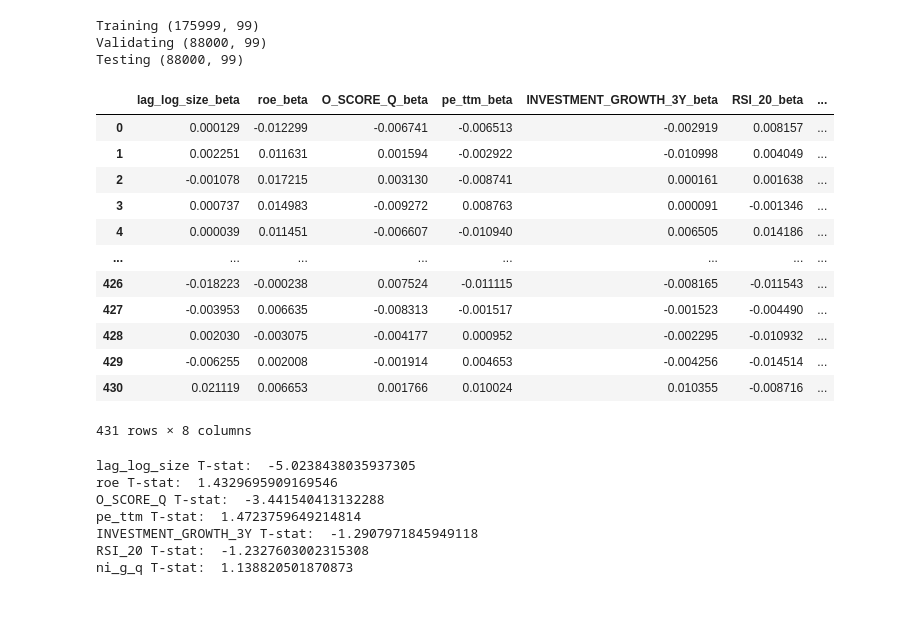
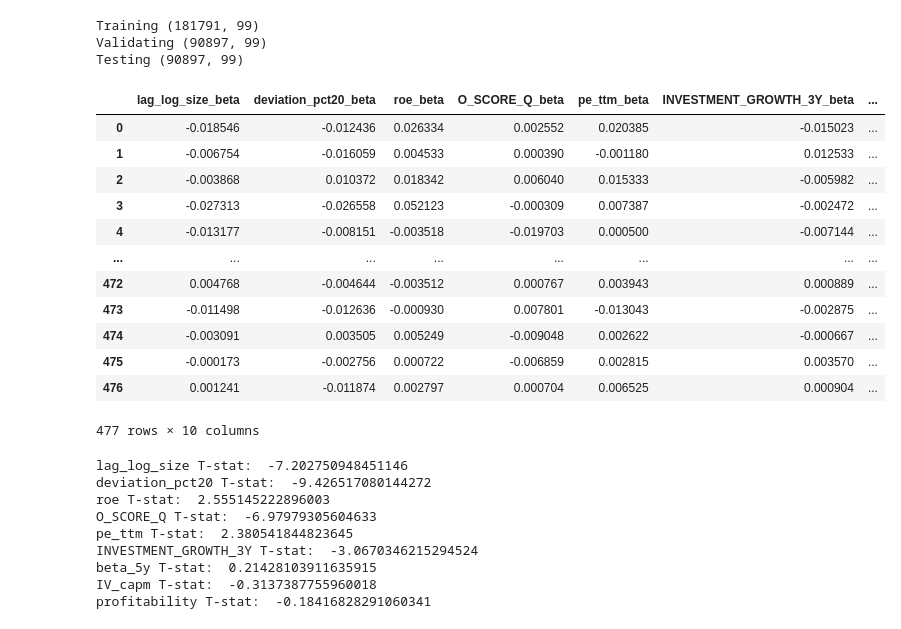
Before and after one commit to gavinsuns/Factor-Analysis, a Jupyter notebook: CFM301_Final.ipynb, the cells around one changed output. Saved outputs shown, nothing was run; the diff lists cells and outputs as text; code cells hidden in the pictures.

```diff
--- a/CFM301_Final.ipynb
+++ b/CFM301_Final.ipynb
@@ -20,7 +20,7 @@ import math
 
 #dataset = pd.read_sas("dataset_files/provided_dataset_merged_df.sas7bdat", encoding="ISO-8859-1")
 dataset = pd.read_csv("dataset_files/provided_dataset_merged_df.csv")
-dataset = dataset[dataset['yyyymm'] >= 198401]
+#dataset = dataset[dataset['yyyymm'] >= 198401]
 dataset['permno'] = dataset['permno'].astype(np.int64)
 factors = list(dataset.columns[9:59]) + list(dataset.columns[81:])
 ret_cols = list(dataset.columns[61:75])
@@ -161,7 +140,7 @@ dataset
 # %%
 #Chosen portfolio factors
 #portfolio_factors = ['IV_capm', 'beta_5y', 'lag_log_size', 'IM', 'xret_10', 'dp', 'BL', 'roe', 'BM', 'pe_ttm', 'O_SCORE_Q', 'HIRING_RATE', 'INVESTMENT_GROWTH_3Y', 'STOCK_SPLIT']
-portfolio_factors = ['lag_log_size', 'roe', 'O_SCORE_Q', 'pe_ttm', 'INVESTMENT_GROWTH_3Y', 'RSI_20', 'ni_g_q']
+portfolio_factors = ['lag_log_size', 'deviation_pct20', 'roe', 'O_SCORE_Q', 'pe_ttm', 'INVESTMENT_GROWTH_3Y', 'RSI_20', 'beta_5y', 'IV_capm', 'profitability']
 
 # Code as provided in ML lecture exercise 1
 
@@ -178,5 +157,5 @@ for factor in to_drop:
     portfolio_factors.remove(factor)
 
 # drops those columns
-dataset.drop(dataset[to_drop], axis=1, inplace= True)
+#dataset.drop(dataset[to_drop], axis=1, inplace= True)
 # %% [output]
@@ -184,13 +163,13 @@ dataset.drop(dataset[to_drop], axis=1, inplace= True)
 # %%
 #Normalize by calculating z-scores for each chosen factor
-for monthid, group in dataset.groupby('monthid'):
-    zscore_cols = []
-    for factor in portfolio_factors:
-        #group[factor + '_zscore'] = group[factor]
-        #group[factor + '_zscore'] = group[factor + '_zscore'].apply(lambda x: (x - group[factor].mean()) / group[factor].std())
-        #zscore_cols.append(factor + '_zscore')
-        group[factor] = group[factor].apply(lambda x: (x - group[factor].mean()) / group[factor].std())
-        zscore_cols.append(factor)
-    dataset.loc[dataset['monthid'] == monthid, zscore_cols] = group[zscore_cols].values
+# for monthid, group in dataset.groupby('monthid'):
+#     zscore_cols = []
+#     for factor in factors:
+#         #group[factor + '_zscore'] = group[factor]
+#         #group[factor + '_zscore'] = group[factor + '_zscore'].apply(lambda x: (x - group[factor].mean()) / group[factor].std())
+#         #zscore_cols.append(factor + '_zscore')
+#         group[factor] = group[factor].apply(lambda x: (x - group[factor].mean()) / group[factor].std())
+#         zscore_cols.append(factor)
+#     dataset.loc[dataset['monthid'] == monthid, zscore_cols] = group[zscore_cols].values
 
-dataset
+# dataset
@@ -218,60 +183,61 @@ VALIDATE_SPLIT = 0.75
 
 train, validate, test = \
                         np.split(dataset.sample(frac=1, random_state=301),
-                        [int(TRAINING_SPLIT*len(dataset)), int(VALIDATE_SPLIT*len(dataset))])
+                        [int(TRAINING_SPLIT*len(dataset))-1, int(VALIDATE_SPLIT*len(dataset))])
 
 print("Training", train.shape)
 print("Validating", validate.shape)
 print("Testing", test.shape)
 # %% [output]
-Training (175999, 99)
-Validating (88000, 99)
-Testing (88000, 99)
+Training (181791, 99)
+Validating (90897, 99)
+Testing (90897, 99)
 # %%
 #Fama-Macbeth Regression (NOTE: only use training set for regression - 1980-2010)
 month_groups = train.groupby('monthid')
 
 cross_sect_dict = {}
 for factor in portfolio_factors:
     cross_sect_dict[factor + '_beta'] = []
 cross_sect_dict['xret'] = []
 
 for month, group in month_groups:
-    ret = group['ret_f1']
-    #ret = group['RET'] - group['RF']
+    ret = group['RET']
     explanatory_variates = group[portfolio_factors]
     w = sm.add_constant(explanatory_variates, has_constant='add')
     cross_sect_reg = sm.OLS(ret, w, missing='drop').fit()
     for i in range(len(portfolio_factors)):
         #Note: params[0] is the alpha estimate
         beta_val = cross_sect_reg.params[i+1]
         cross_sect_dict[portfolio_factors[i] + '_beta'].append(beta_val)
     cross_sect_dict['xret'].append(ret.mean())
 
 cross_sect_df = pd.DataFrame(cross_sect_dict)
 cross_sect_df
 # %% [output]
-|  | lag_log_size_beta | roe_beta | O_SCORE_Q_beta | pe_ttm_beta | INVESTMENT_GROWTH_3Y_beta | RSI_20_beta | ... |
-| 0 | 0.000129 | -0.012299 | -0.006741 | -0.006513 | -0.002919 | 0.008157 | ... |
-| 1 | 0.002251 | 0.011631 | 0.001594 | -0.002922 | -0.010998 | 0.004049 | ... |
-| 2 | -0.001078 | 0.017215 | 0.003130 | -0.008741 | 0.000161 | 0.001638 | ... |
-| 3 | 0.000737 | 0.014983 | -0.009272 | 0.008763 | 0.000091 | -0.001346 | ... |
-| 4 | 0.000039 | 0.011451 | -0.006607 | -0.010940 | 0.006505 | 0.014186 | ... |
+|  | lag_log_size_beta | deviation_pct20_beta | roe_beta | O_SCORE_Q_beta | pe_ttm_beta | INVESTMENT_GROWTH_3Y_beta | ... |
+| 0 | -0.018546 | -0.012436 | 0.026334 | 0.002552 | 0.020385 | -0.015023 | ... |
+| 1 | -0.006754 | -0.016059 | 0.004533 | 0.000390 | -0.001180 | 0.012533 | ... |
+| 2 | -0.003868 | 0.010372 | 0.018342 | 0.006040 | 0.015333 | -0.005982 | ... |
+| 3 | -0.027313 | -0.026558 | 0.052123 | -0.000309 | 0.007387 | -0.002472 | ... |
+| 4 | -0.013177 | -0.008151 | -0.003518 | -0.019703 | 0.000500 | -0.007144 | ... |
 | ... | ... | ... | ... | ... | ... | ... | ... |
-| 426 | -0.018223 | -0.000238 | 0.007524 | -0.011115 | -0.008165 | -0.011543 | ... |
-| 427 | -0.003953 | 0.006635 | -0.008313 | -0.001517 | -0.001523 | -0.004490 | ... |
-| 428 | 0.002030 | -0.003075 | -0.004177 | 0.000952 | -0.002295 | -0.010932 | ... |
-| 429 | -0.006255 | 0.002008 | -0.001914 | 0.004653 | -0.004256 | -0.014514 | ... |
-| 430 | 0.021119 | 0.006653 | 0.001766 | 0.010024 | 0.010355 | -0.008716 | ... |
+| 472 | 0.004768 | -0.004644 | -0.003512 | 0.000767 | 0.003943 | 0.000889 | ... |
+| 473 | -0.011498 | -0.012636 | -0.000930 | 0.007801 | -0.013043 | -0.002875 | ... |
+| 474 | -0.003091 | 0.003505 | 0.005249 | -0.009048 | 0.002622 | -0.000667 | ... |
+| 475 | -0.000173 | -0.002756 | 0.000722 | -0.006859 | 0.002815 | 0.003570 | ... |
+| 476 | 0.001241 | -0.011874 | 0.002797 | 0.000704 | 0.006525 | 0.000904 | ... |
-431 rows × 8 columns
+477 rows × 10 columns
 # %%
 for factor in portfolio_factors:
     print('{} T-stat: '.format(factor), stats.ttest_1samp(cross_sect_df['{}_beta'.format(factor)], 0)[0])
 # %% [output]
-lag_log_size T-stat:  -5.0238438035937305
-roe T-stat:  1.4329695909169546
-O_SCORE_Q T-stat:  -3.441540413132288
-pe_ttm T-stat:  1.4723759649214814
-INVESTMENT_GROWTH_3Y T-stat:  -1.2907971845949118
-RSI_20 T-stat:  -1.2327603002315308
-ni_g_q T-stat:  1.138820501870873
+lag_log_size T-stat:  -7.202750948451146
+deviation_pct20 T-stat:  -9.426517080144272
+roe T-stat:  2.555145222896003
+O_SCORE_Q T-stat:  -6.97979305604633
+pe_ttm T-stat:  2.380541844823645
+INVESTMENT_GROWTH_3Y T-stat:  -3.0670346215294524
+beta_5y T-stat:  0.21428103911635915
+IV_capm T-stat:  -0.3137387755960018
+profitability T-stat:  -0.18416828291060341
```
Also changed, not shown: parts of 10 cells of this notebook, 2 other files.
